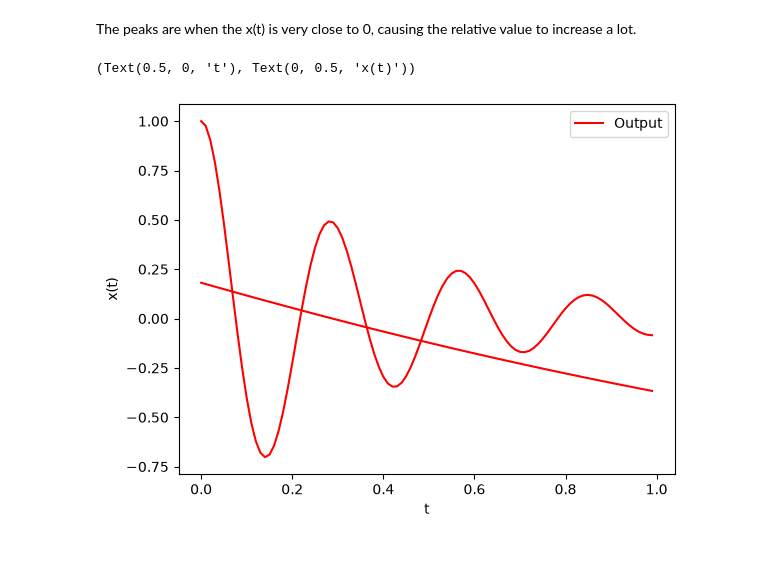
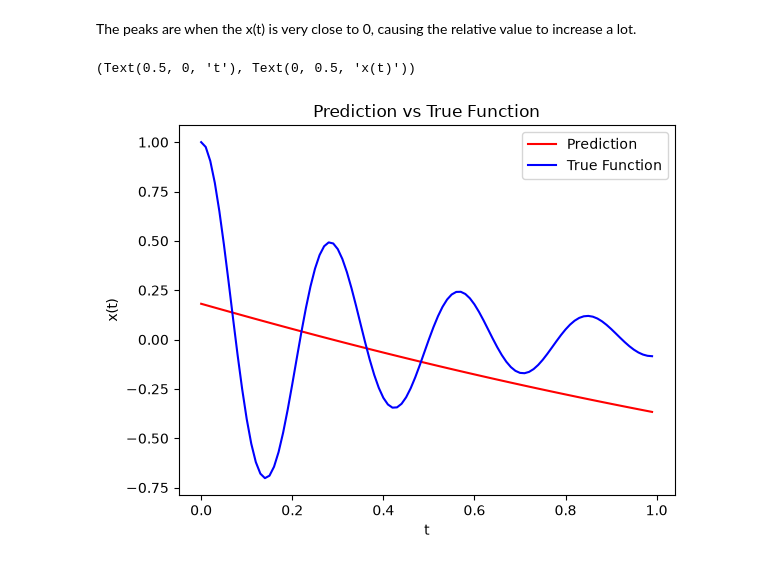
Before and after one commit to KasperKCarlsen/final-assignment-02456, a Jupyter notebook: assignment-torch.ipynb, the cells around one changed output. Cells and saved outputs as stored; diff of their text form; code cells hidden in the pictures.

```diff
--- a/assignment-torch.ipynb
+++ b/assignment-torch.ipynb
@@ -222,22 +224,23 @@ The peaks are when the x(t) is very close to 0, causing the relative value to in
 # %%
 outputs = []
 targets = []
 for i in range(len(x_val)):
     output = net(x_val[i])
     outputs.append(output)
     target = x(x_val[i])
     targets.append(target)
 
 # for o in outputs:
 #     print(o.detach().numpy())
 
 plot_output = [o.detach().numpy() for o in outputs]
 plot_target = targets
 plt.figure()
+plt.title("Prediction vs True Function")
 plt.plot(x_val, plot_output, 'r')
-plt.plot(x_val, plot_target, 'r')
-plt.legend(['Output'])
+plt.plot(x_val, plot_target, 'b')
+plt.legend(['Prediction', "True Function"])
 plt.xlabel('t'), plt.ylabel('x(t)')
 # %% [output]
 (Text(0.5, 0, 't'), Text(0, 0.5, 'x(t)'))
-[figure, old version]
+[figure, new version]
```
Also changed, not shown: parts of 2 cells of this notebook, 4 other files.
